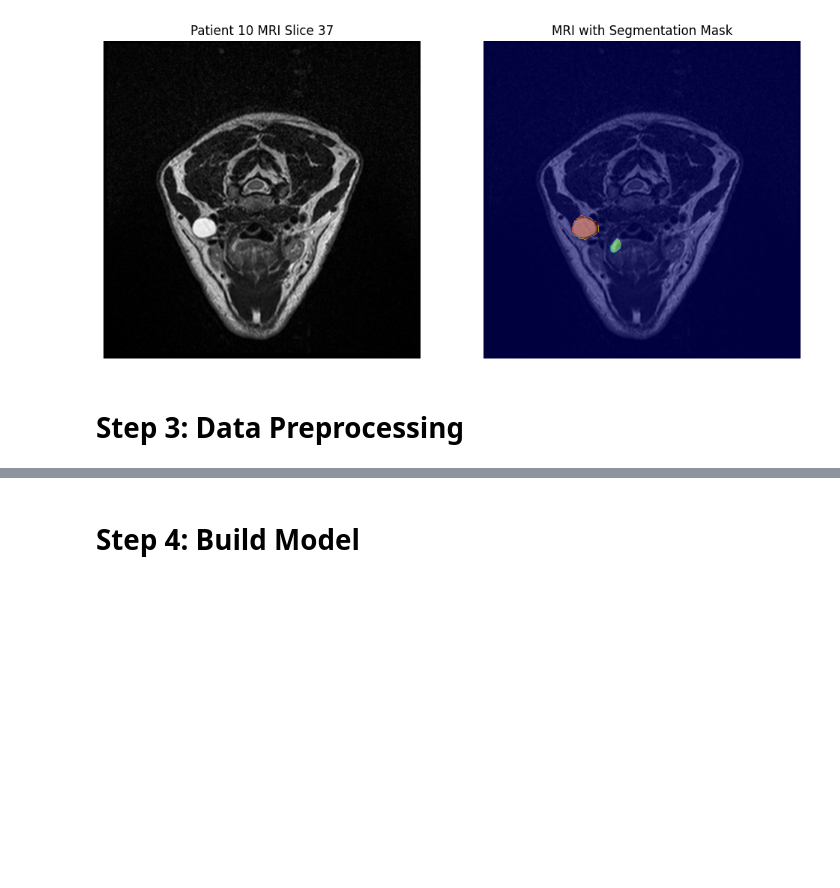
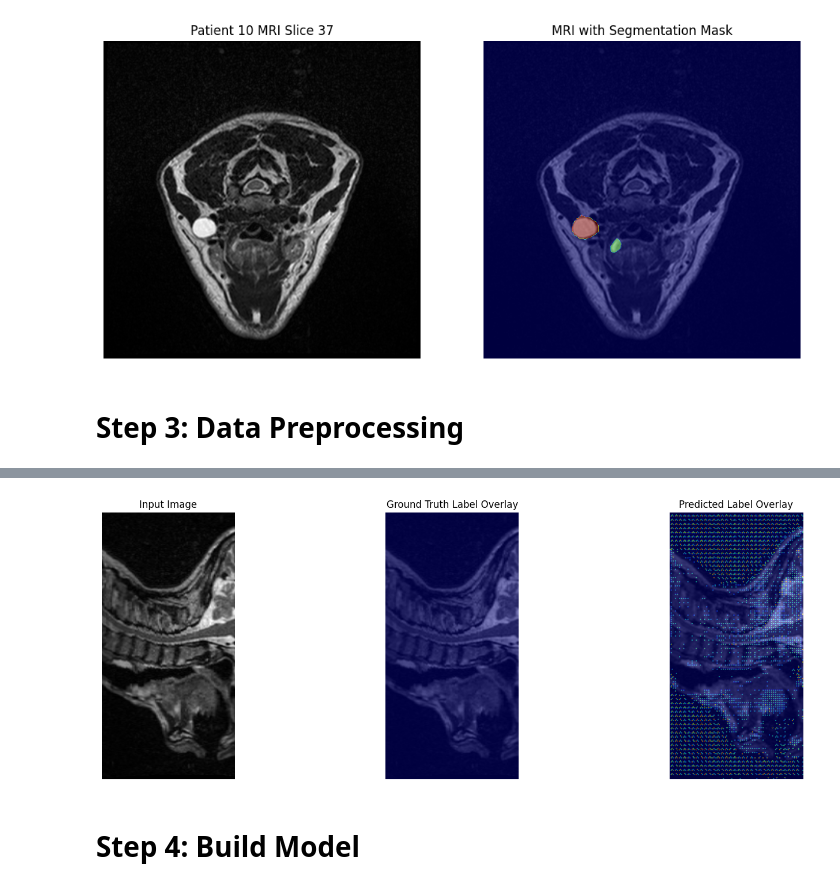
Before and after one commit to bjorneme/TDT17_mini_project, a Jupyter notebook: main.ipynb, the cells around one changed output, grey strips where cells are left out. Saved outputs shown, nothing was run; the diff lists cells and outputs as text; code cells hidden in the pictures; blank space fills up the shorter version.

```diff
--- a/main.ipynb
+++ b/main.ipynb
@@ -384,3 +413,65 @@ Validation Dice Score: nan
+# %%
+import matplotlib.pyplot as plt
+
+def visualize_prediction(model, val_loader):
+    model.eval()
+    with torch.no_grad():
+        # Get the first batch from the validation loader
+        val_data = next(iter(val_loader))
+        val_inputs = val_data["image"].to(device)
+        val_labels = val_data["label"].to(device)
+
+        # Forward pass through the model
+        val_outputs = model(val_inputs)
+        val_outputs = torch.softmax(val_outputs, dim=1)
+
+        # Get the predicted class labels
+        val_preds = torch.argmax(val_outputs, dim=1, keepdim=True)
+
+        # Move data to CPU and convert to NumPy arrays for visualization
+        val_inputs_np = val_inputs.cpu().numpy()
+        val_labels_np = val_labels.cpu().numpy()
+        val_preds_np = val_preds.cpu().numpy()
+
+        # Select the middle slice of the volume
+        # Assuming the shape is [batch_size, channels, depth, height, width]
+        batch_size, channels, depth, height, width = val_inputs_np.shape
+        slice_idx = depth // 2  # Middle slice
+
+        # Extract the slices for visualization
+        image_slice = val_inputs_np[0, 0, slice_idx, :, :]
+        label_slice = val_labels_np[0, 0, slice_idx, :, :]
+        pred_slice = val_preds_np[0, 0, slice_idx, :, :]
+
+        # Plot the input image, ground truth, and prediction
+        plt.figure(figsize=(18, 6))
+
+        # Input Image
+        plt.subplot(1, 3, 1)
+        plt.imshow(image_slice, cmap='gray')
+        plt.title('Input Image')
+        plt.axis('off')
+
+        # Ground Truth Label
+        plt.subplot(1, 3, 2)
+        plt.imshow(image_slice, cmap='gray')
+        plt.imshow(label_slice, cmap='jet', alpha=0.5)
+        plt.title('Ground Truth Label Overlay')
+        plt.axis('off')
+
+        # Predicted Label
+        plt.subplot(1, 3, 3)
+        plt.imshow(image_slice, cmap='gray')
+        plt.imshow(pred_slice, cmap='jet', alpha=0.5)
+        plt.title('Predicted Label Overlay')
+        plt.axis('off')
+
+        plt.show()
+
+# Call the function to visualize the prediction
+visualize_prediction(model, val_loader)
+# %% [output]
+[figure, added]
 # %% [markdown]
 # **Step 4: Build Model**
 # %%
```
Also changed, not shown: parts of 1 cell of this notebook.
